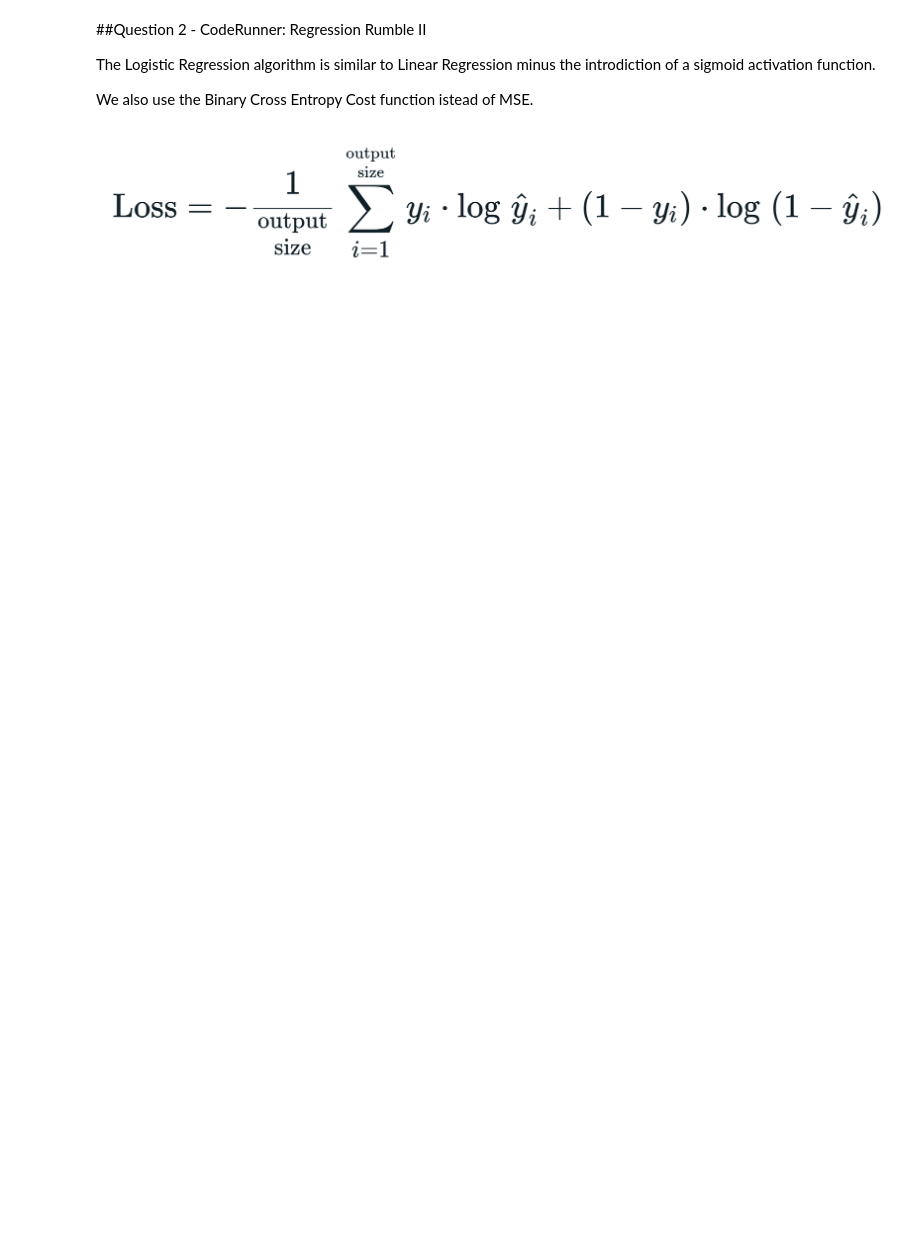
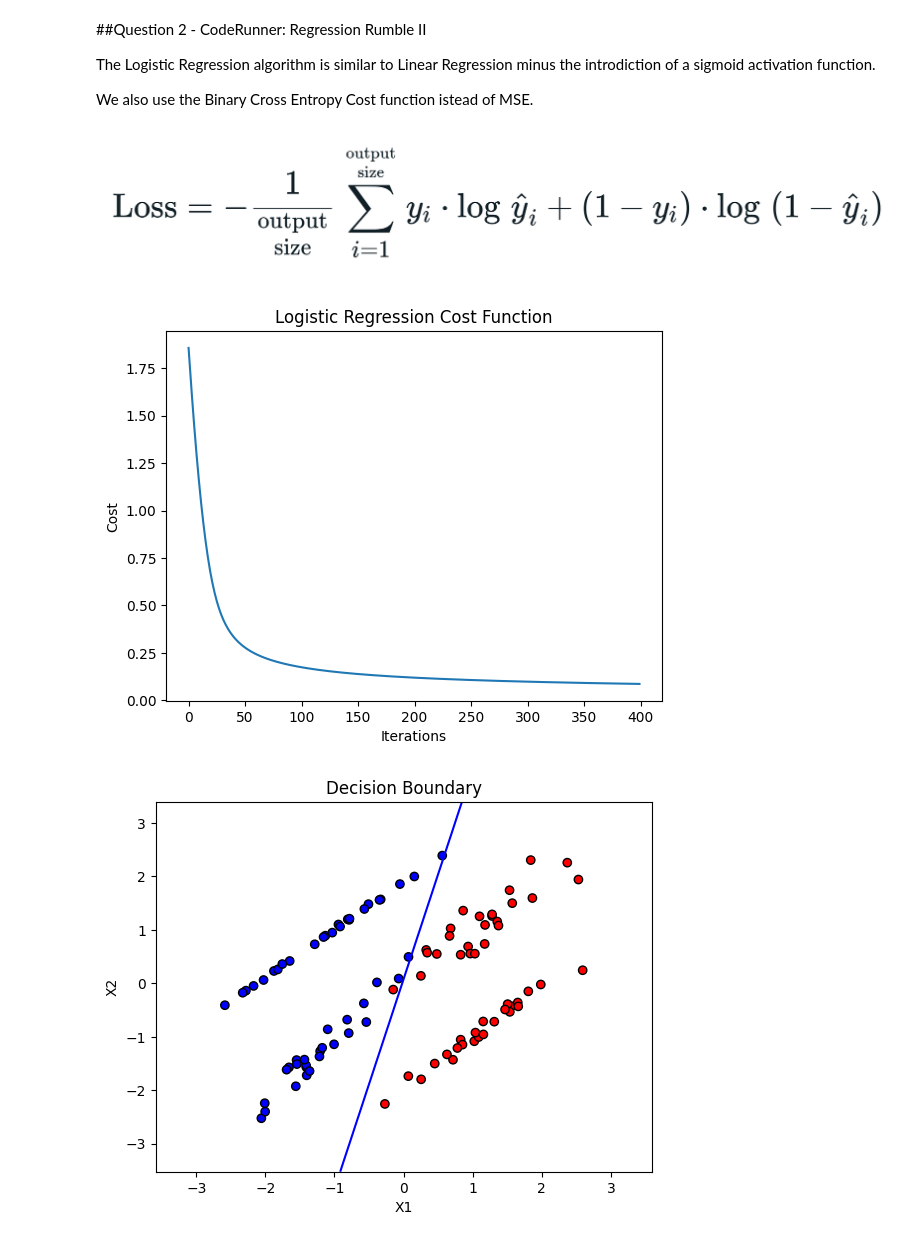
Before and after one commit to aayura/RebalanceAI_241076, a Jupyter notebook: Copy_of_Assignment_1.ipynb, the cells around one changed output. Cells and saved outputs as stored; diff of their text form; code cells hidden in the pictures; blank space fills up the shorter version.

```diff
--- a/Copy_of_Assignment_1.ipynb
+++ b/Copy_of_Assignment_1.ipynb
@@ -110,57 +113,67 @@ from sklearn.datasets import make_classification
 
 def sigmoid(z):
     # Sigmoid function
-    '...'
+    return 1/(1 + np.exp(-z))
 
 def logistic_regression(X, y, learning_rate, num_iterations):
     # Initialize parameters: theta
-    '...'
+    theta = np.random.randn(X.shape[1] + 1)
+    X = np.hstack((np.ones((X.shape[0], 1)), X))
 
     m = len(y)
     cost_history = []
 
     for i in range(num_iterations):
         # Calculate predicted probabilities using the sigmoid function.
-        predictions = '...'
+        y_pred = sigmoid(np.dot(X, theta))
 
         # Calculate the error: y_pred - y
-        error = '...'
+        error = y_pred - y
 
         # Calculate the gradients:
-        gradients = '...'
+        gradients = 1/m * np.dot(X.T, error)
 
         # Update parameters:
-        theta -= '...'
+        theta -= learning_rate * gradients
 
         # Calculate the cost function: log loss
-        cost = '...'
+        epsilon = 1e-15
+        cost = -1/m * np.sum(y * np.log(y_pred + epsilon) + (1 - y) * np.log(1 - y_pred + epsilon))
         cost_history.append(cost)
 
     return theta, cost_history
 
 # Generate random classification data using scikit-learn
 X, y = make_classification(n_samples=100, n_features=2, n_informative=2, n_redundant=0, random_state=42)
 
 # Set the learning rate and number of iterations
-learning_rate = '...'
-num_iterations = '...'
+learning_rate = 0.1
+num_iterations = 400
 
 # Call the logistic_regression function and store the results
 theta, cost_history = logistic_regression(X, y, learning_rate, num_iterations)
 
 # Plot the cost function over iterations
 
-'...'
+plt.plot(range(num_iterations), cost_history)
+plt.xlabel('Iterations')
+plt.ylabel('Cost')
+plt.title('Logistic Regression Cost Function')
+plt.show()
 
 # Plot the decision boundary
 plt.scatter(X[:, 0], X[:, 1], c=y, cmap='bwr', edgecolor='k')
-x1_min, x1_max = X[:, 0].min(), X[:, 0].max()
-x2_min, x2_max = X[:, 1].min(), X[:, 1].max()
+x1_min, x1_max = X[:, 0].min() - 1, X[:, 0].max() + 1
+x2_min, x2_max = X[:, 1].min() - 1, X[:, 1].max() + 1
 xx1, xx2 = np.meshgrid(np.linspace(x1_min, x1_max), np.linspace(x2_min, x2_max))
 grid = np.c_[xx1.ravel(), xx2.ravel()]
-probs = sigmoid(np.dot(grid, theta)).reshape(xx1.shape)
+grid_augmented = np.hstack((np.ones((grid.shape[0], 1)), grid))
+probs = sigmoid(np.dot(grid_augmented, theta)).reshape(xx1.shape)
 plt.contour(xx1, xx2, probs, levels=[0.5], colors='blue')
 plt.xlabel('X1')
 plt.ylabel('X2')
 plt.title('Decision Boundary')
 plt.show()
+# %% [output]
+[figure, added]
+[figure, added]
```
Also changed, not shown: parts of 2 cells of this notebook.
